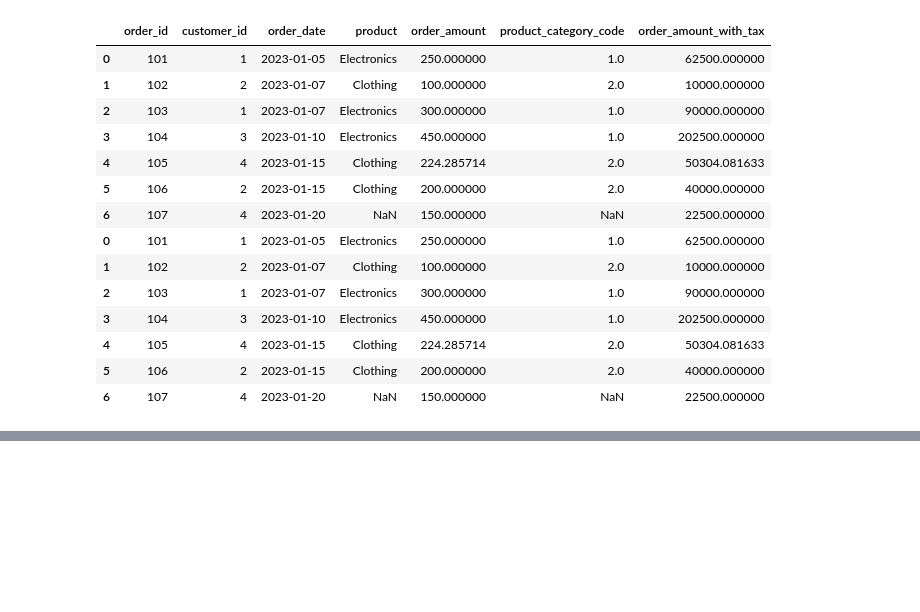
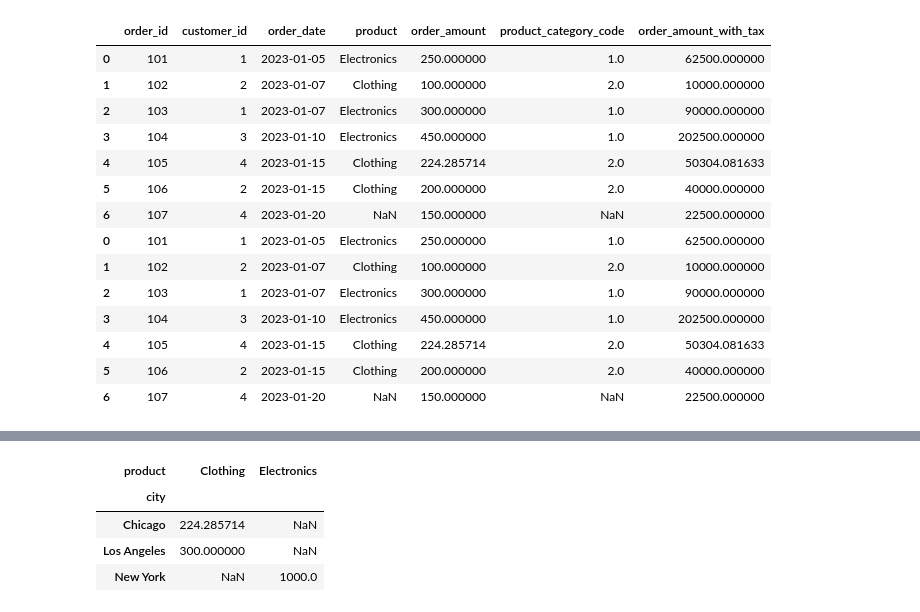
Before and after one commit to namanmaheshwari269/pandas_prac, a Jupyter notebook: problem.ipynb, the cells around one changed output, grey strips where cells are left out. Cells and saved outputs as stored; diff of their text form; code cells hidden in the pictures; blank space fills up the shorter version.

```diff
--- a/problem.ipynb
+++ b/problem.ipynb
@@ -232,0 +255,8 @@ concatenated_data
+# %%
+pivot
+# %% [output]
+| product | Clothing | Electronics |
+| city |  |  |
+| Chicago | 224.285714 | NaN |
+| Los Angeles | 300.000000 | NaN |
+| New York | NaN | 1000.0 |
```
Also changed, not shown: parts of 5 cells of this notebook.
